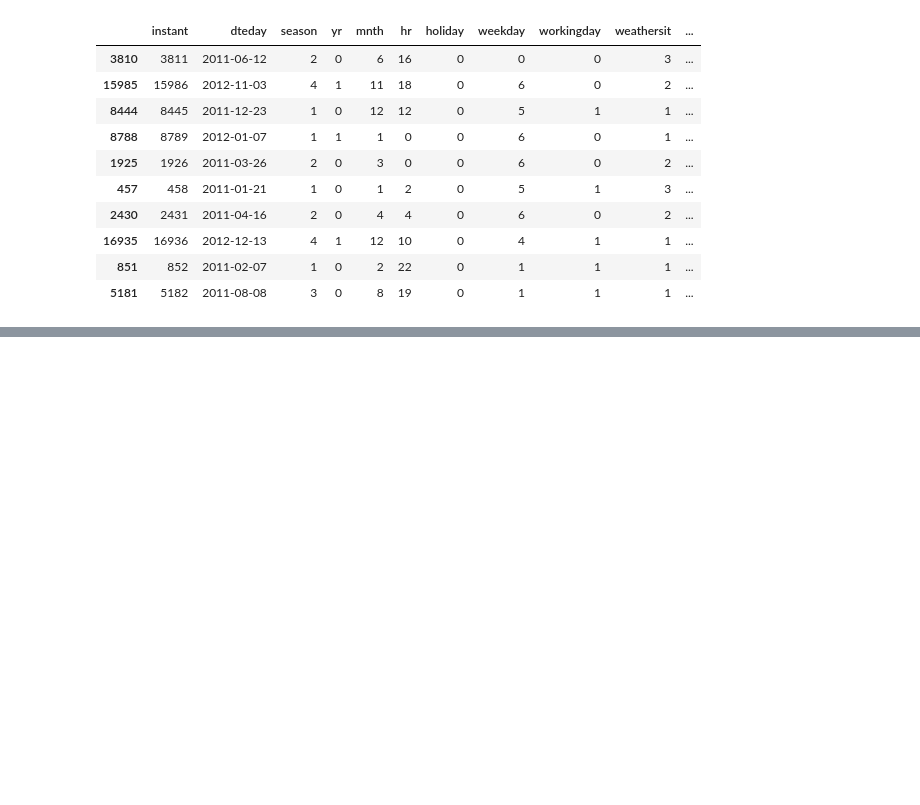
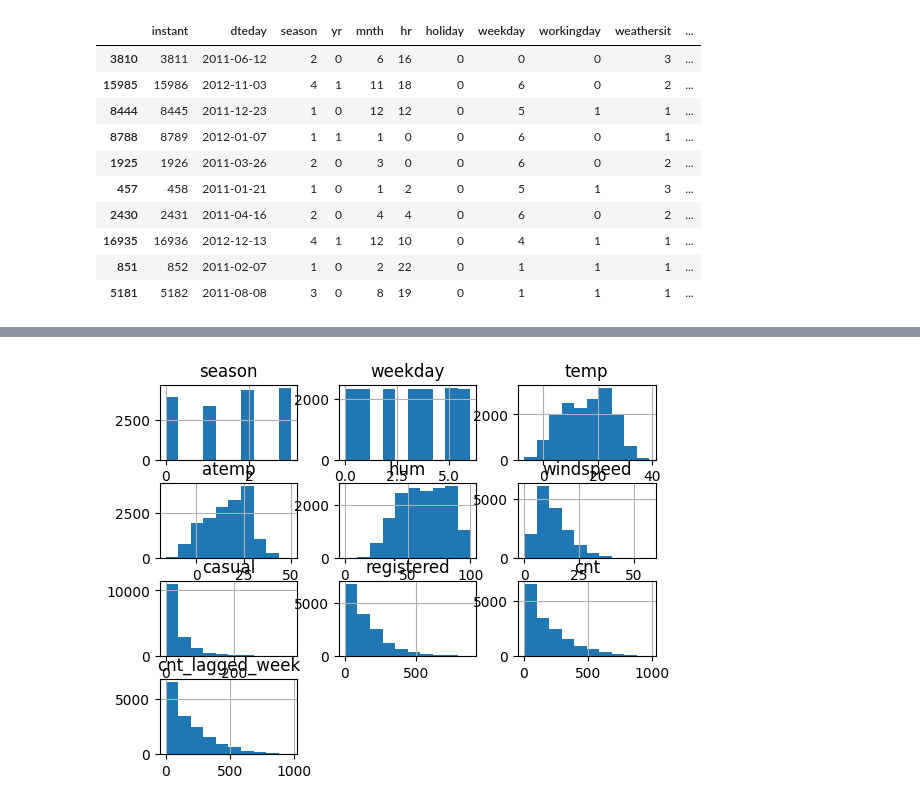
Before and after one commit to elchck81/machine-learning-final-project, a Jupyter notebook: notebooks/bike_sharing.ipynb, the cells around one changed output, grey strips where cells are left out. Saved outputs shown, nothing was run; the diff lists cells and outputs as text; code cells hidden in the pictures; blank space fills up the shorter version.

```diff
--- a/notebooks/bike_sharing.ipynb
+++ b/notebooks/bike_sharing.ipynb
@@ -105,0 +133,5 @@ df.sample(10, random_state= 2025)
+# %%
+df_train.hist()
+plt.show()
+# %% [output]
+[figure, added]
```
Also changed, not shown: parts of 13 cells of this notebook.
